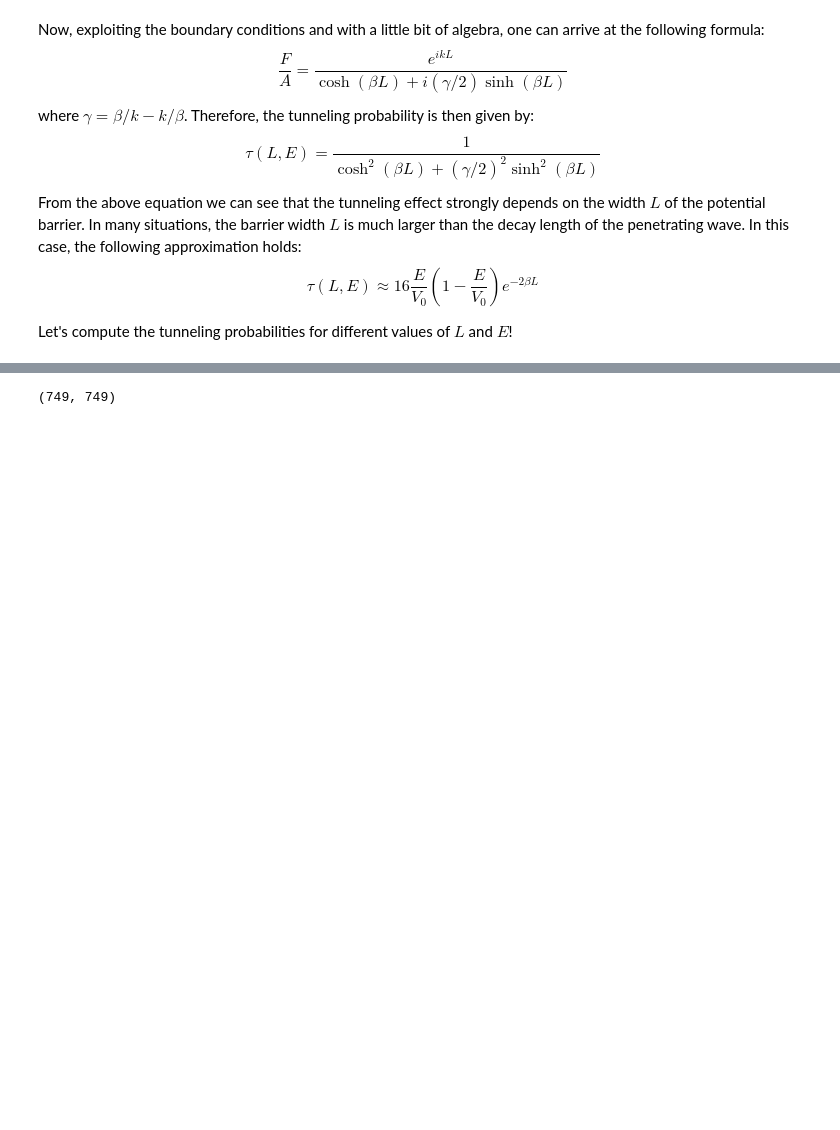
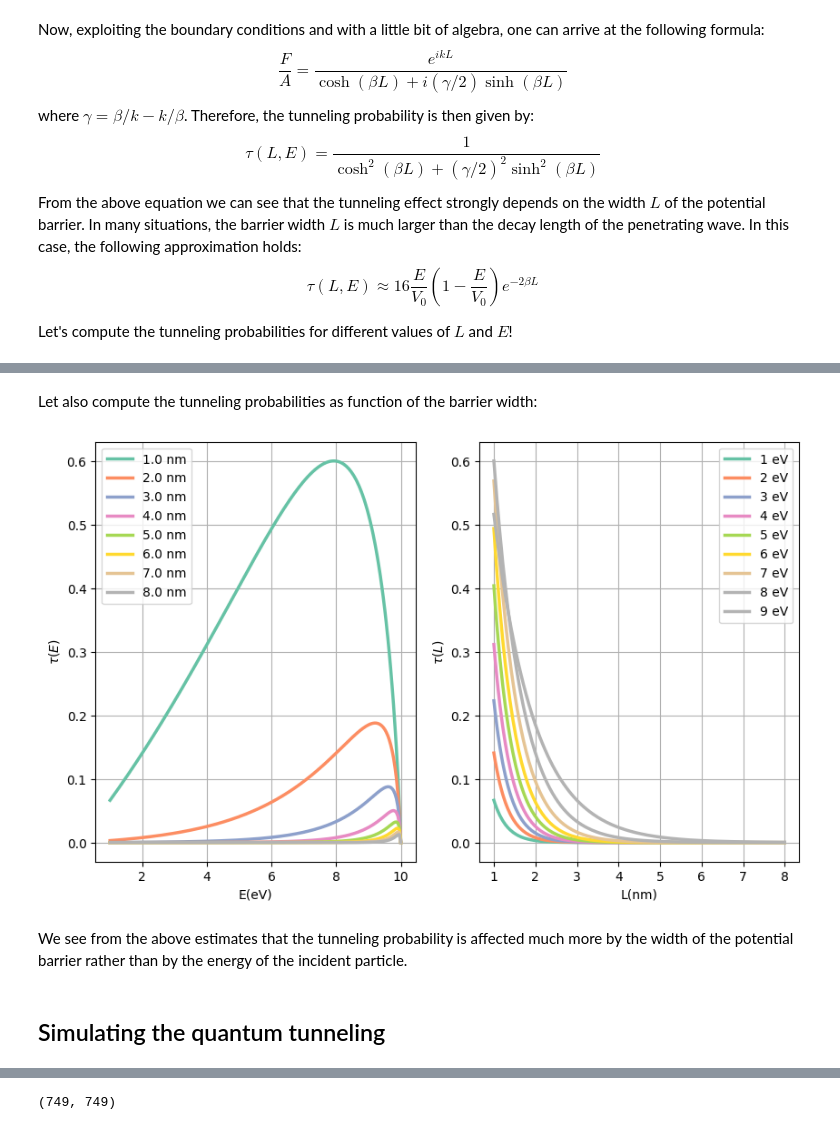
Before and after one commit to mirko-leccese/Science-with-Python-Library, a Jupyter notebook: physics/quantum-mechanics/quantum-tunneling-gaussian-wp.ipynb, the cells around one changed output, grey strips where cells are left out. Drawn from its saved outputs; the diff is of its cells as text; code cells hidden in the pictures; blank space fills up the shorter version.

Commit message:
feat: update tunneling

```diff
--- a/physics/quantum-mechanics/tunneling.ipynb
+++ b/physics/quantum-mechanics/quantum-tunneling-gaussian-wp.ipynb
@@ -315,0 +232,4 @@ H = T+V
+# %%
+def compute_tunneling(V0, E, L):
+    beta = np.sqrt(2 * (V0 - E))
+    return 16 * (E / V0) * (1 - E / V0) * np.exp(-2*beta*L)
@@ -315,0 +243,48 @@ H = T+V
+# %% [markdown]
+Let also compute the tunneling probabilities as function of the barrier width:
+# %%
+# Now we fix the lenght of the barrier
+E_d = np.arange(1,10)
+L_c = np.linspace(1,8,200)
+# %%
+# Convert to atomic units
+E_au_d = E_d * ev_to_au
+L_au_c = L_c * nm_to_au
+# %%
+tau_vs_L_E_dict = {}
+for i, Ei in enumerate(E_au_d):
+
+    lenght_curve = [compute_tunneling(V0_au, Ei, L) for L in L_au_c]
+
+    tau_vs_L_E_dict[E_d[i]] = lenght_curve
+# %%
+# Plot each line for each key
+fig, ax = plt.subplots(1, 2, figsize=(10, 6))
+
+# Get the Pastel1 color map
+pastel_colors = matplotlib.colormaps.get_cmap('Set2')
+
+for i, (L_val, tauE) in enumerate(tau_vs_E_L_dict.items()):
+    ax[0].plot(E_c, tauE, label=f"{L_val} nm", color=pastel_colors(i/len(tau_vs_E_L_dict)), lw=2.5)
+for i, (E_val, tauL) in enumerate(tau_vs_L_E_dict.items()):
+    ax[1].plot(L_c, tauL, label=f"{E_val} eV", color=pastel_colors(i/len(tau_vs_E_L_dict)), lw=2.5)
+
+# Add labels and legend
+ax[0].grid()
+ax[1].grid()
+ax[0].legend()
+ax[1].legend()
+
+ax[0].set_xlabel('E(eV)')
+ax[1].set_xlabel('L(nm)')
+ax[0].set_ylabel(r'$\tau(E)$')
+ax[1].set_ylabel(r'$\tau(L)$')
+
+# Show plot
+plt.show()
+# %% [output]
+[figure, added]
+# %% [markdown]
+We see from the above estimates that the tunneling probability is affected much more by the width of the potential barrier rather than by the energy of the incident particle.
+# %% [markdown]
+## Simulating the quantum tunneling
```
Also changed, not shown: parts of 48 cells of this notebook, 1 other file.
